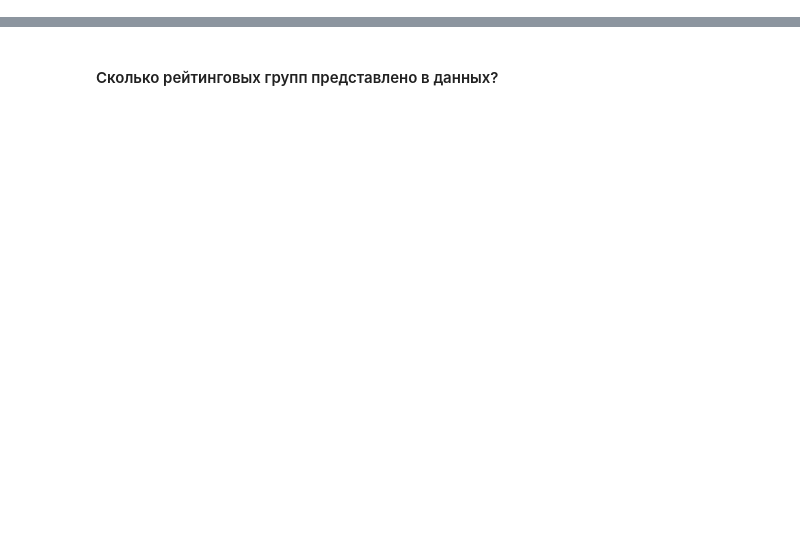
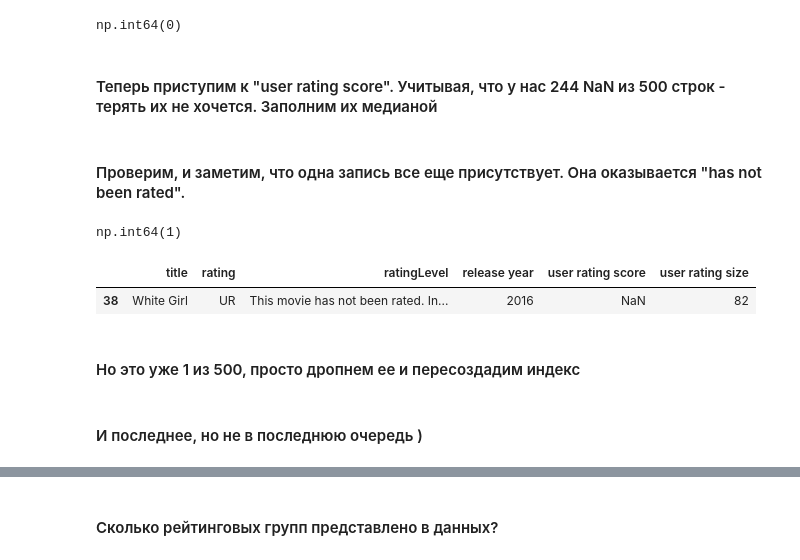
Before and after one commit to Qwertymegaforce/EDA_HSE_ML, a Jupyter notebook: MainStream_continue.ipynb, the cells around one changed output, grey strips where cells are left out. Saved outputs shown, nothing was run; the diff lists cells and outputs as text; code cells hidden in the pictures; blank space fills up the shorter version.

```diff
--- a/Course Project MDS - EDA Netflix.ipynb
+++ b/MainStream_continue.ipynb
@@ -203,0 +135,6 @@ data_clear.head(3)
+# %%
+data_clear['ratingLevel'].isnull().sum()
+# %% [output]
+np.int64(0)
+# %% [markdown]
+#### Теперь приступим к "user rating score". Учитывая, что у нас 244 NaN из 500 строк - терять их не хочется. Заполним их медианой
@@ -203,0 +145,13 @@ data_clear.head(3)
+# %% [markdown]
+#### Проверим, и заметим, что одна запись все еще присутствует. Она оказывается "has not been rated".
+# %%
+data_clear['user rating score'].isna().sum()
+# %% [output]
+np.int64(1)
+# %%
+data_no_dup[data_no_dup['user rating score'].isna()]
+# %% [output]
+|  | title | rating | ratingLevel | release year | user rating score | user rating size |
+| 38 | White Girl | UR | This movie has not been rated. In... | 2016 | NaN | 82 |
+# %% [markdown]
+#### Но это уже 1 из 500, просто дропнем ее и пересоздадим индекс
@@ -203,0 +160,2 @@ data_clear.head(3)
+# %% [markdown]
+#### И последнее, но не в последнюю очередь )
```
Also changed, not shown: parts of 67 cells of this notebook, 4 other files.
